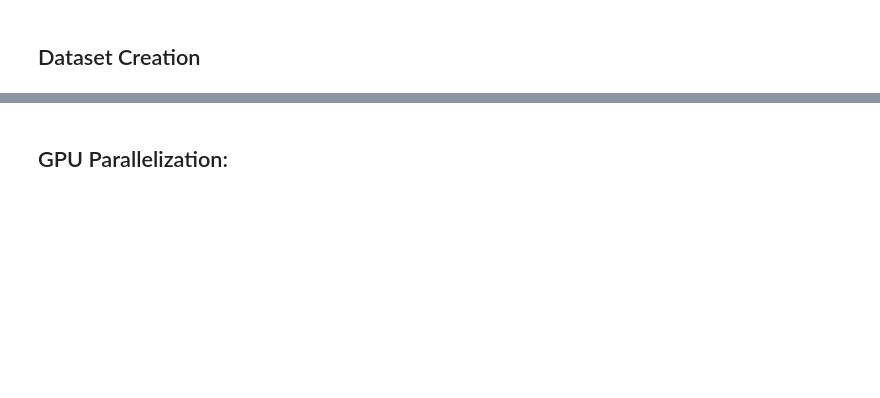
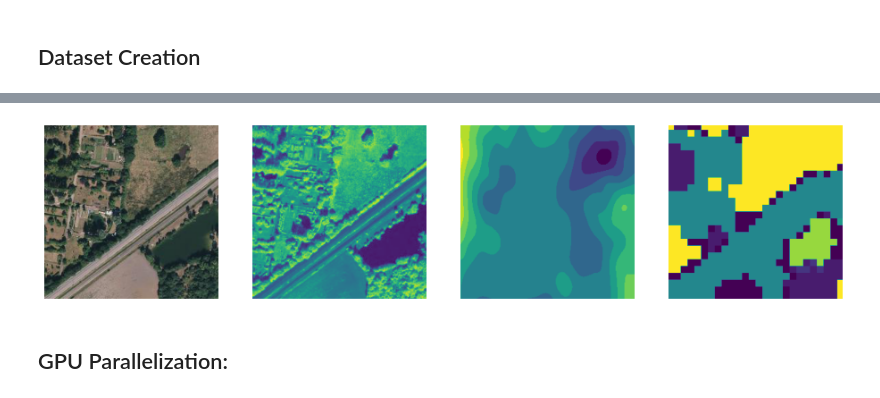
Before and after one commit to jannikjw/species-presence-prediction, a Jupyter notebook: jannik_transformer.ipynb, the cells around one changed output, grey strips where cells are left out. Saved outputs shown, nothing was run; the diff lists cells and outputs as text; code cells hidden in the pictures; blank space fills up the shorter version.

```diff
--- a/jannik_transformer.ipynb
+++ b/jannik_transformer.ipynb
@@ -117,3 +113,8 @@ visualization.visualize_augmentation(train_ids, DATA_PATH, 4)
+# %%
+from utils import visualization
+visualization.visualize_sat(train_ids, image=45, data_path=DATA_PATH)
+# %% [output]
+[figure, added]
 # %% [markdown]
 ## GPU Parallelization:
 # %%
```
Also changed, not shown: parts of 42 cells of this notebook, 4 other files.
